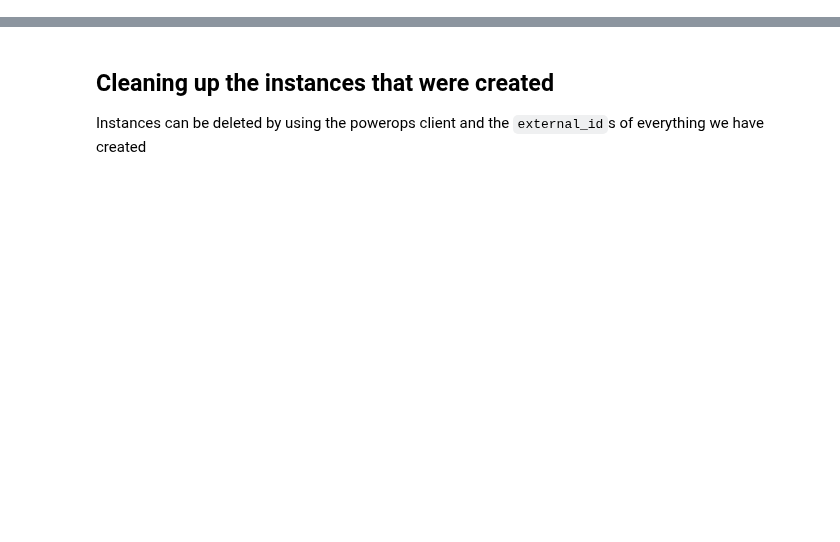
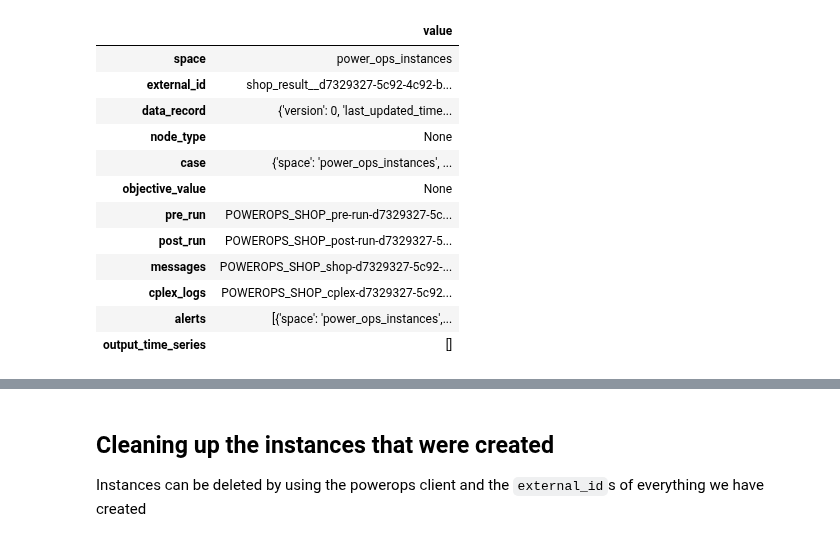
Before and after one commit to cognitedata/power-ops-sdk, a Jupyter notebook: docs/tutorials/advanced_cogshop_run.ipynb, the cells around one changed output, grey strips where cells are left out. Saved outputs shown, nothing was run; the diff lists cells and outputs as text; code cells hidden in the pictures; blank space fills up the shorter version.

```diff
--- a/docs/tutorials/advanced_cogshop_run.ipynb
+++ b/docs/tutorials/advanced_cogshop_run.ipynb
@@ -474,0 +61,13 @@ Result with external ID shop_result__abe63578-86c8-43f0-b1c5-6143182916d2 was la
+# %%
+# NB! The case in this example is minimal and just for demo purposes.
+example_case_fbu_1 = upload_file(
+    local_file_name="b_example_fornebu_without_commands.yaml",
+    external_id="example_case_fornebu",
+)
+example_case_fbu_2 = upload_file(
+    local_file_name="b_example_commands.yaml", external_id="example_commands"
+)
+
+print(
+    f" File reference 1: '{example_case_fbu_1}', File reference 2: '{example_case_fbu_2}'"
+)
@@ -474,0 +84,22 @@ Result with external ID shop_result__abe63578-86c8-43f0-b1c5-6143182916d2 was la
+# %%
+import datetime
+
+
+#  Files are referenced using 4-tuples with the following structure:
+# (file_reference, file_name, is_ascii, labels)
+shop_file_list = [
+    (example_case_fbu_1, example_case_fbu_1, False, ""),
+    # CogShop needs to know which file contains commands in the case of multiple files
+    (example_case_fbu_2, example_case_fbu_2, False, "commands"),
+]
+
+
+shop_case_1 = powerops.cogshop.prepare_shop_case(
+    shop_file_list=shop_file_list,
+    shop_version="15.6.1.0",
+    start_time=datetime.datetime(2023, 1, 19, 23),
+    end_time=datetime.datetime(2023, 1, 29, 23),
+    model_name="my_model",
+    scenario_name="my_scenario",
+)
+shop_case_1
@@ -474,0 +219,21 @@ Result with external ID shop_result__abe63578-86c8-43f0-b1c5-6143182916d2 was la
+# %%
+from cognite.powerops.client._generated.v1.data_classes import ShopResult
+
+result_list_ql_1: list[ShopResult] = powerops.cogshop.list_shop_results_graphql(
+    case_external_id=shop_case_1.external_id, limit=1
+)
+result_list_ql_1[0]
+# %% [output]
+|  | value |
+| space | power_ops_instances |
+| external_id | shop_result__d7329327-5c92-4c92-b... |
+| data_record | {'version': 0, 'last_updated_time... |
+| node_type | None |
+| case | {'space': 'power_ops_instances', ... |
+| objective_value | None |
+| pre_run | POWEROPS_SHOP_pre-run-d7329327-5c... |
+| post_run | POWEROPS_SHOP_post-run-d7329327-5... |
+| messages | POWEROPS_SHOP_shop-d7329327-5c92-... |
+| cplex_logs | POWEROPS_SHOP_cplex-d7329327-5c92... |
+| alerts | [{'space': 'power_ops_instances',... |
+| output_time_series | [] |
```
Also changed, not shown: parts of 89 cells of this notebook, 13 other files.
